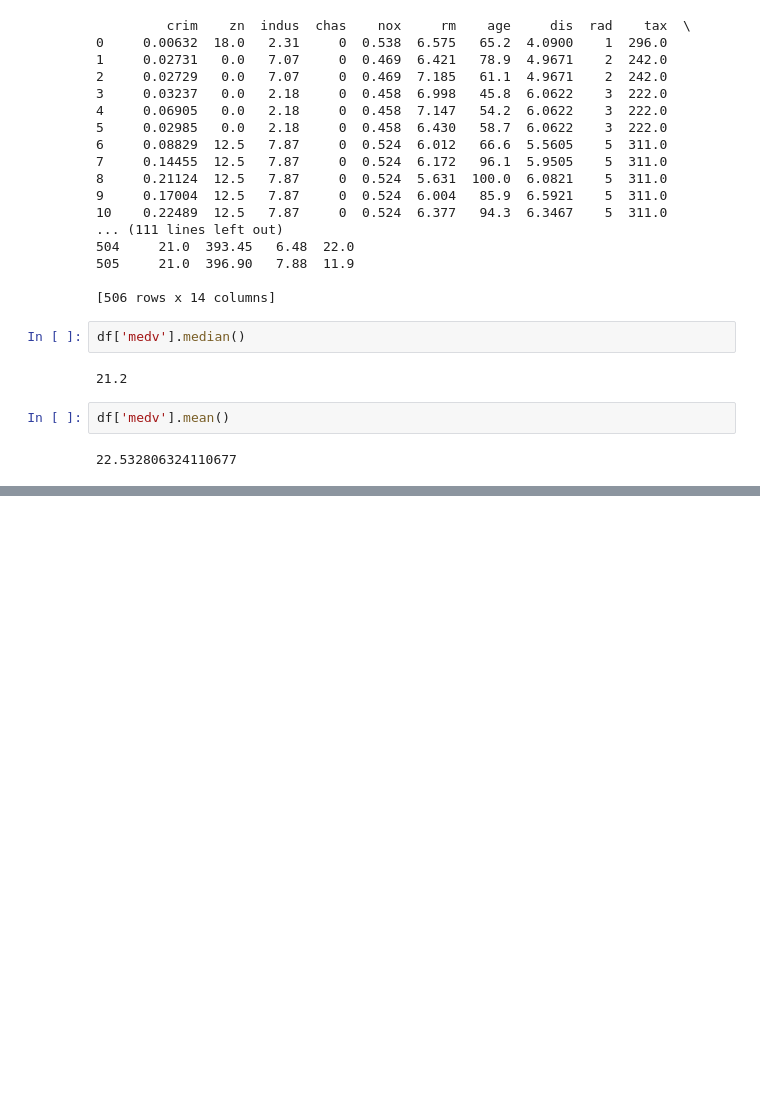
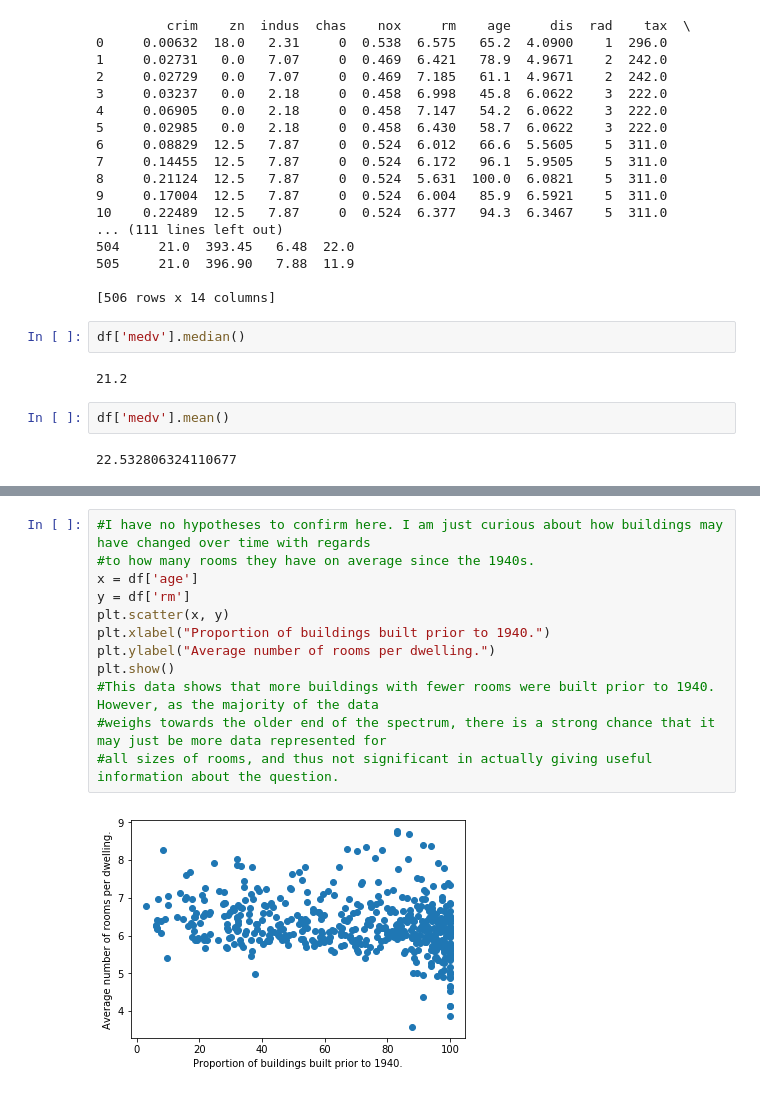
Before and after one commit to endere/machine_learning, a Jupyter notebook: Analyze a Data Set.ipynb, the cells around one changed output, grey strips where cells are left out. Saved outputs shown, nothing was run; the diff lists cells and outputs as text; blank space fills up the shorter version.

```diff
--- a/Analyze a Data Set.ipynb
+++ b/Analyze a Data Set.ipynb
@@ -35,0 +88,14 @@ df['medv'][df['age'].idxmin()]
+# %%
+#I have no hypotheses to confirm here. I am just curious about how buildings may have changed over time with regards
+#to how many rooms they have on average since the 1940s.
+x = df['age']
+y = df['rm']
+plt.scatter(x, y)
+plt.xlabel("Proportion of buildings built prior to 1940.")
+plt.ylabel("Average number of rooms per dwelling.")
+plt.show()
+#This data shows that more buildings with fewer rooms were built prior to 1940. However, as the majority of the data
+#weighs towards the older end of the spectrum, there is a strong chance that it may just be more data represented for
+#all sizes of rooms, and thus not significant in actually giving useful information about the question.
+# %% [output]
+[figure, added]
```
Also changed, not shown: parts of 7 cells of this notebook, 2 other files.
